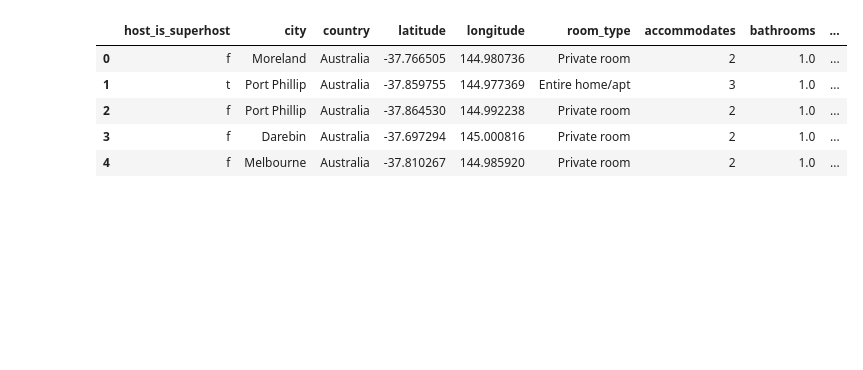
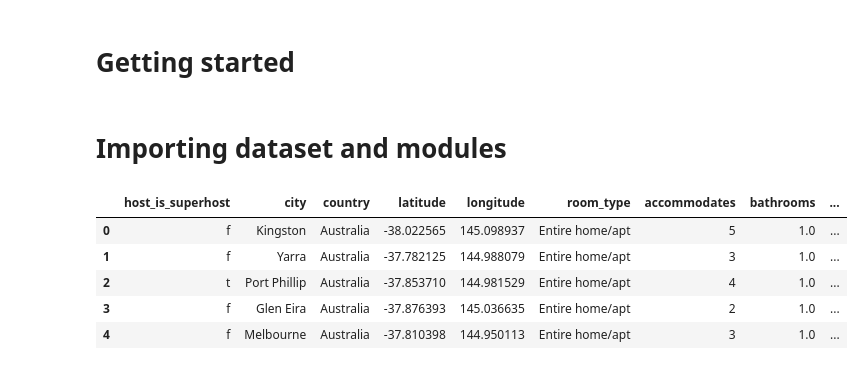
Before and after one commit to LocLe611/melbourne_airbnb-price-listing-predictions, a Jupyter notebook: main.ipynb, the cells around one changed output. Cells and saved outputs as stored; diff of their text form; code cells hidden in the pictures; blank space fills up the shorter version.

Commit message:
feat: Initializing EDA and started EDA for overall train_df

```diff
--- a/main.ipynb
+++ b/main.ipynb
@@ -2,0 +52,2 @@
+# %% [markdown]
+# **Getting started**
@@ -3,22 +58,31 @@
+# %% [markdown]
+# **Importing dataset and modules**
 # %%
 import pandas as pd
 import matplotlib.pyplot as plt
 import numpy as np
 import seaborn as sns
+from scipy import stats
+import warnings
+warnings.filterwarnings("ignore")
+pd.options.display.max_rows = 4000
+
+# Set a consistent style for plots
+sns.set_theme(style="whitegrid")
 
 # Load dataset
 raw_train_file_path = "./dataset/airbnb_dataset_raw/train_data.csv"
 raw_test_file_path = "./dataset/airbnb_dataset_raw/test_data.csv"
 
 # Load dataframe and view datasets' heads
 train_df = pd.read_csv(raw_train_file_path, delimiter=",")
 test_df = pd.read_csv(raw_test_file_path, delimiter=",")
 
 train_df.head()
 # %% [output]
 |  | host_is_superhost | city | country | latitude | longitude | room_type | accommodates | bathrooms | ... |
-| 0 | f | Moreland | Australia | -37.766505 | 144.980736 | Private room | 2 | 1.0 | ... |
-| 1 | t | Port Phillip | Australia | -37.859755 | 144.977369 | Entire home/apt | 3 | 1.0 | ... |
-| 2 | f | Port Phillip | Australia | -37.864530 | 144.992238 | Private room | 2 | 1.0 | ... |
-| 3 | f | Darebin | Australia | -37.697294 | 145.000816 | Private room | 2 | 1.0 | ... |
-| 4 | f | Melbourne | Australia | -37.810267 | 144.985920 | Private room | 2 | 1.0 | ... |
+| 0 | f | Kingston | Australia | -38.022565 | 145.098937 | Entire home/apt | 5 | 1.0 | ... |
+| 1 | f | Yarra | Australia | -37.782125 | 144.988079 | Entire home/apt | 3 | 1.0 | ... |
+| 2 | t | Port Phillip | Australia | -37.853710 | 144.981529 | Entire home/apt | 4 | 1.0 | ... |
+| 3 | f | Glen Eira | Australia | -37.876393 | 145.036635 | Entire home/apt | 2 | 1.0 | ... |
+| 4 | f | Melbourne | Australia | -37.810398 | 144.950113 | Entire home/apt | 3 | 1.0 | ... |
```
Also changed, not shown: parts of 16 cells of this notebook.
